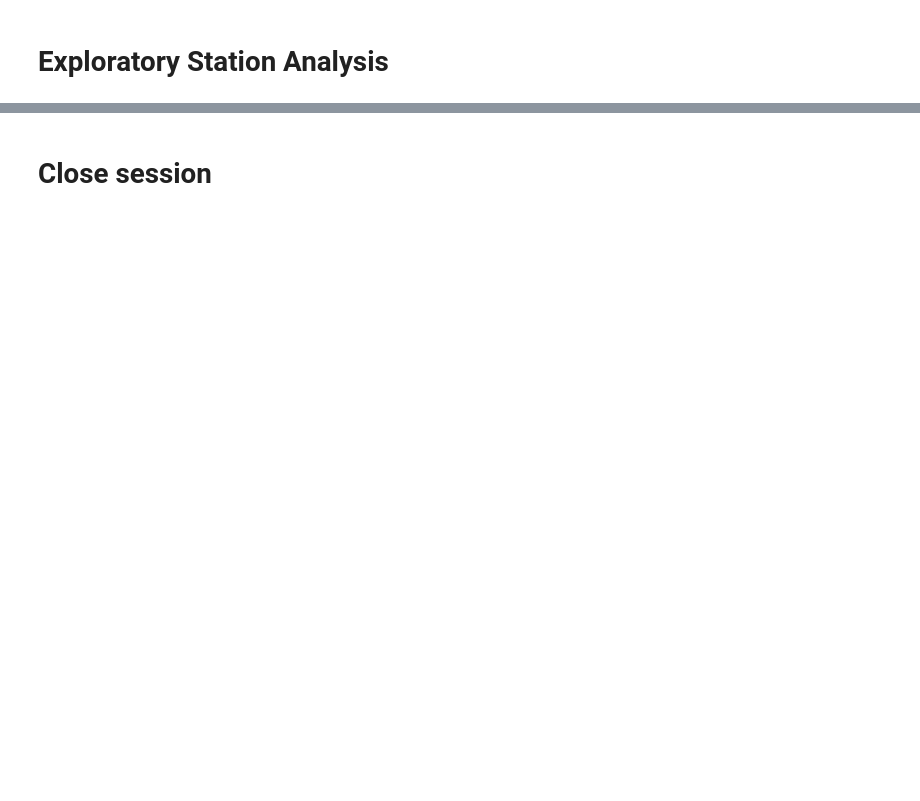
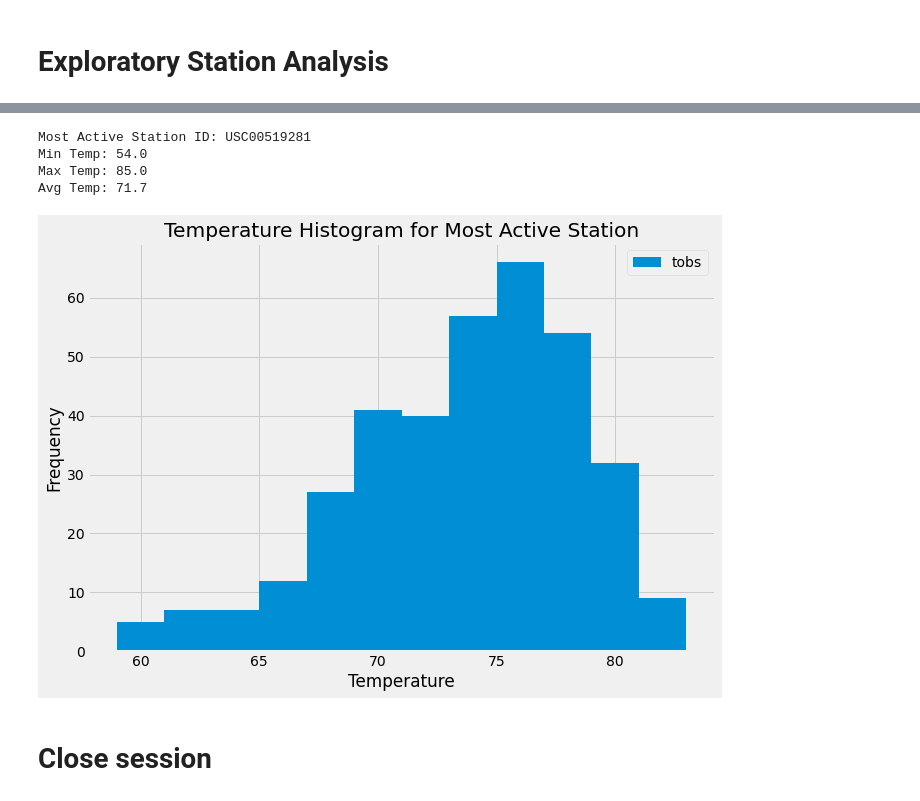
Before and after one commit to mpetersen49/sqlalchemy-challenge, a Jupyter notebook: climate_starter.ipynb, the cells around one changed output, grey strips where cells are left out. Drawn from its saved outputs; the diff is of its cells as text; code cells hidden in the pictures; blank space fills up the shorter version.

```diff
--- a/climate_starter.ipynb
+++ b/climate_starter.ipynb
@@ -86,3 +103,7 @@ plt.show()
 # %%
 # Design a query to find the most active stations (i.e. what stations have the most rows?)
 # List the stations and the counts in descending order.
+active_stations = session.query(Measurement.station, func.count(Measurement.station))\
+    .group_by(Measurement.station)\
+    .order_by(func.count(Measurement.station).desc()).all()
+active_stations
@@ -94,3 +120,47 @@ plt.show()
+# %%
+# Using the most active station id from the previous query, calculate the lowest, highest, and average temperature.
+most_active_station = active_stations[0][0]
+# most_active_station
+active_station_temps = session.query(func.min(Measurement.tobs), func.max(Measurement.tobs), func.avg(Measurement.tobs))\
+    .filter(Measurement.station == most_active_station).all()
+print(f"Most Active Station ID: {most_active_station}")
+print(f"Min Temp: {active_station_temps[0][0]}")
+print(f"Max Temp: {active_station_temps[0][1]}")
+print(f"Avg Temp: {round(active_station_temps[0][2], 1)}")
+# %% [output]
+Most Active Station ID: USC00519281
+Min Temp: 54.0
+Max Temp: 85.0
+Avg Temp: 71.7
+# %%
+# Using the most active station id
+# Query the last 12 months of temperature observation data for this station and plot the results as a histogram
+
+# find the last date of the most active station
+last_date = session.query(Measurement.date)\
+    .filter(Measurement.station == most_active_station)\
+    .order_by(Measurement.date.desc()).first()
+
+# set a query date to gather one year of data
+query_date = dt.datetime.strptime(last_date[0], '%Y-%m-%d').date() - dt.timedelta(days=365)
+
+# query measurement data to gather one year of temp data from most active station
+temps = session.query(Measurement.tobs)\
+    .filter(Measurement.date >= query_date)\
+    .filter(Measurement.station == most_active_station).all()
+
+# place data in a dataframe
+temps_df = pd.DataFrame(temps)
+
+# plot histogram of temperature data
+temps_df.hist(bins=12, figsize=(10,7))
+plt.xlabel("Temperature")
+plt.ylabel("Frequency")
+plt.legend(temps_df, loc='best')
+plt.title("Temperature Histogram for Most Active Station")
+plt.show()
+# %% [output]
+[figure, added]
 # %% [markdown]
 # Close session
 # %%
```
Also changed, not shown: parts of 6 cells of this notebook.
